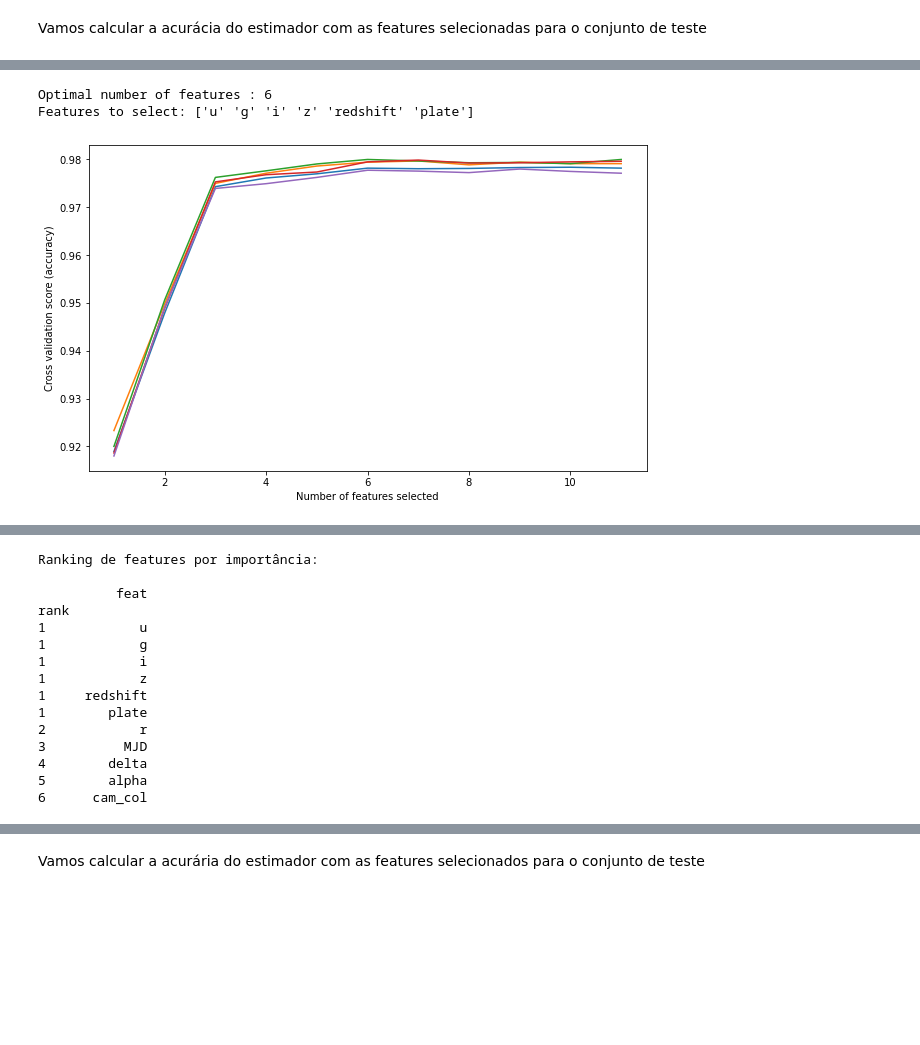
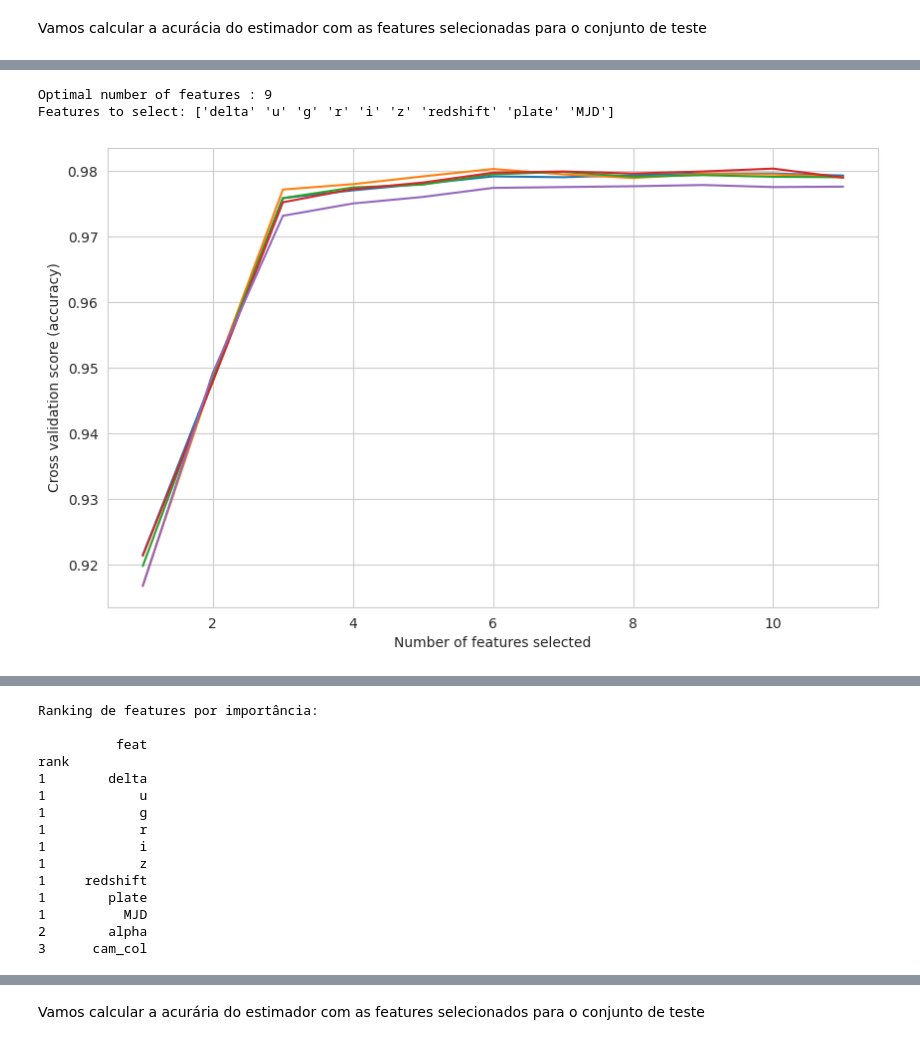
Before and after one commit to gutessitore/StellarClassification, a Jupyter notebook: Relatorio.ipynb, the cells around one changed output, grey strips where cells are left out. Cells and saved outputs as stored; diff of their text form; code cells hidden in the pictures; blank space fills up the shorter version.

```diff
--- a/Relatorio.ipynb
+++ b/Relatorio.ipynb
@@ -376,5 +377,5 @@ fs_sample_model.score(X_test_full[fs_model.get_feature_names_out()], y_test)
 # %%
-def plot_rfe_selection(model_, X, y, scoring="accuracy", min_features_to_select=1):
+def make_rfecv(model_, X, y, scoring="f1", min_features_to_select=1) -> RFECV:
     rfecv = RFECV(
         estimator=model_,
         step=1,
@@ -384,7 +385,10 @@ def plot_rfe_selection(model_, X, y, scoring="accuracy", min_features_to_select=
         n_jobs=-1
     )
     rfecv.fit(X, y)
+    return rfecv
 
+
+def plot_rfe_selection(rfecv, min_features_to_select=1):
     print(f"Optimal number of features : {rfecv.n_features_}")
     print(f'Features to select: {rfecv.get_feature_names_out()}')
 
@@ -399,10 +403,16 @@ def plot_rfe_selection(model_, X, y, scoring="accuracy", min_features_to_select=
     plt.show()
 
     return rfecv
+
+
+def train_and_plot_rfecv(model_, X, y, scoring="accuracy", min_features_to_select=1):
+    rfecv = make_rfecv(model_, X, y, scoring=scoring, min_features_to_select=min_features_to_select)
+    plot_rfe_selection(rfecv)
+    return rfecv
 # %%
 %%time
-rfecv = plot_rfe_selection(RandomForestClassifier(random_state=42), X_train_full, y_train)
+rfecv = train_and_plot_rfecv(RandomForestClassifier(random_state=42), X_train_full, y_train)
 # %% [output]
-Optimal number of features : 6
-Features to select: ['u' 'g' 'i' 'z' 'redshift' 'plate']
+Optimal number of features : 9
+Features to select: ['delta' 'u' 'g' 'r' 'i' 'z' 'redshift' 'plate' 'MJD']
-[figure, old version]
+[figure, new version]
@@ -410,23 +421,22 @@ Wall time: 8min 10s
 # %%
-print('Ranking de features por importância:')
-print()
+print('Ranking de features por importância:\n')
 print(pd.DataFrame({'rank': rfecv.ranking_, 'feat': rfecv.feature_names_in_}).sort_values('rank').set_index('rank'))
 # %% [output]
 Ranking de features por importância:
 
           feat
 rank
+1        delta
 1            u
 1            g
+1            r
 1            i
 1            z
 1     redshift
 1        plate
-2            r
-3          MJD
-4        delta
-5        alpha
-6      cam_col
+1          MJD
+2        alpha
+3      cam_col
 # %%
 pd.DataFrame(
     {'feature': rfecv.get_feature_names_out(),'ranking': rfecv.estimator_.feature_importances_}
```
Also changed, not shown: parts of 58 cells of this notebook.
